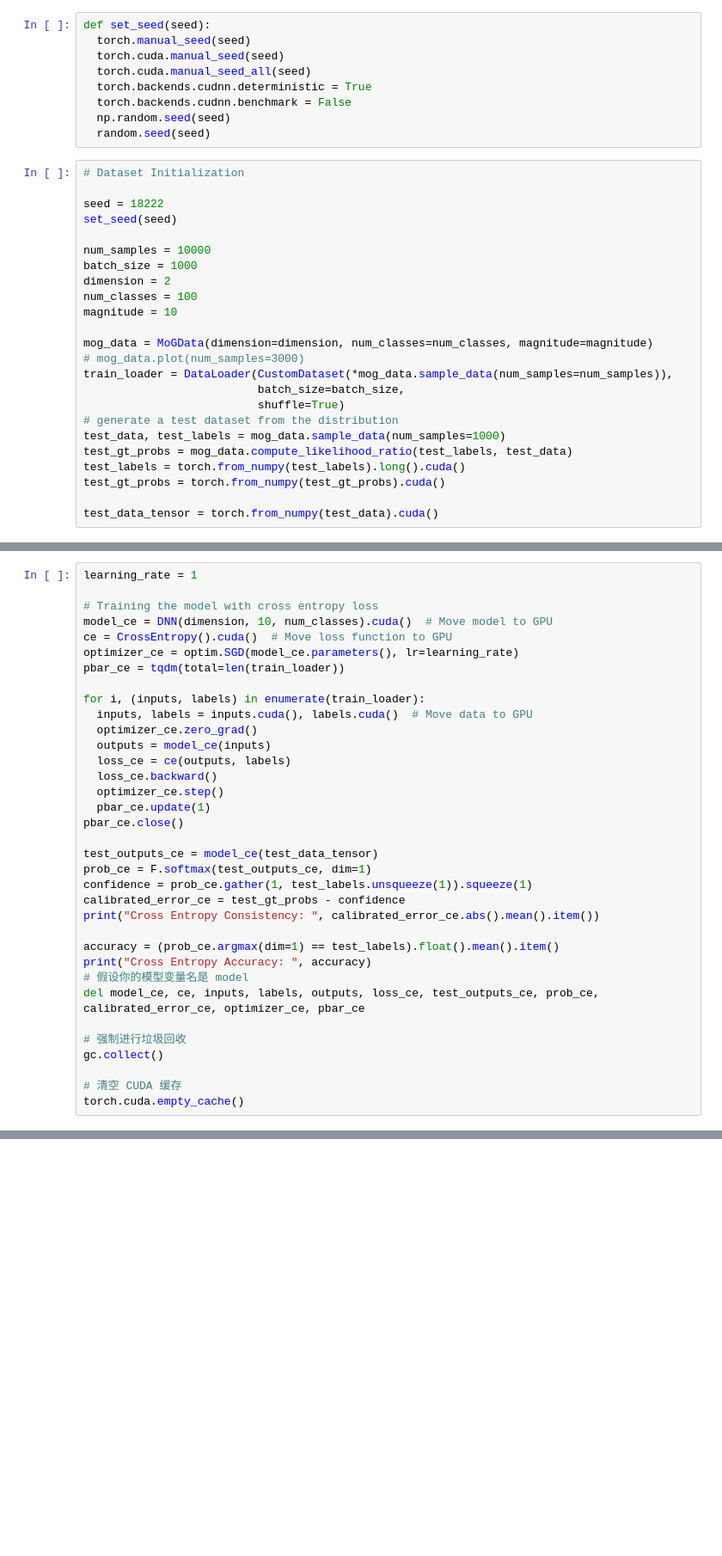
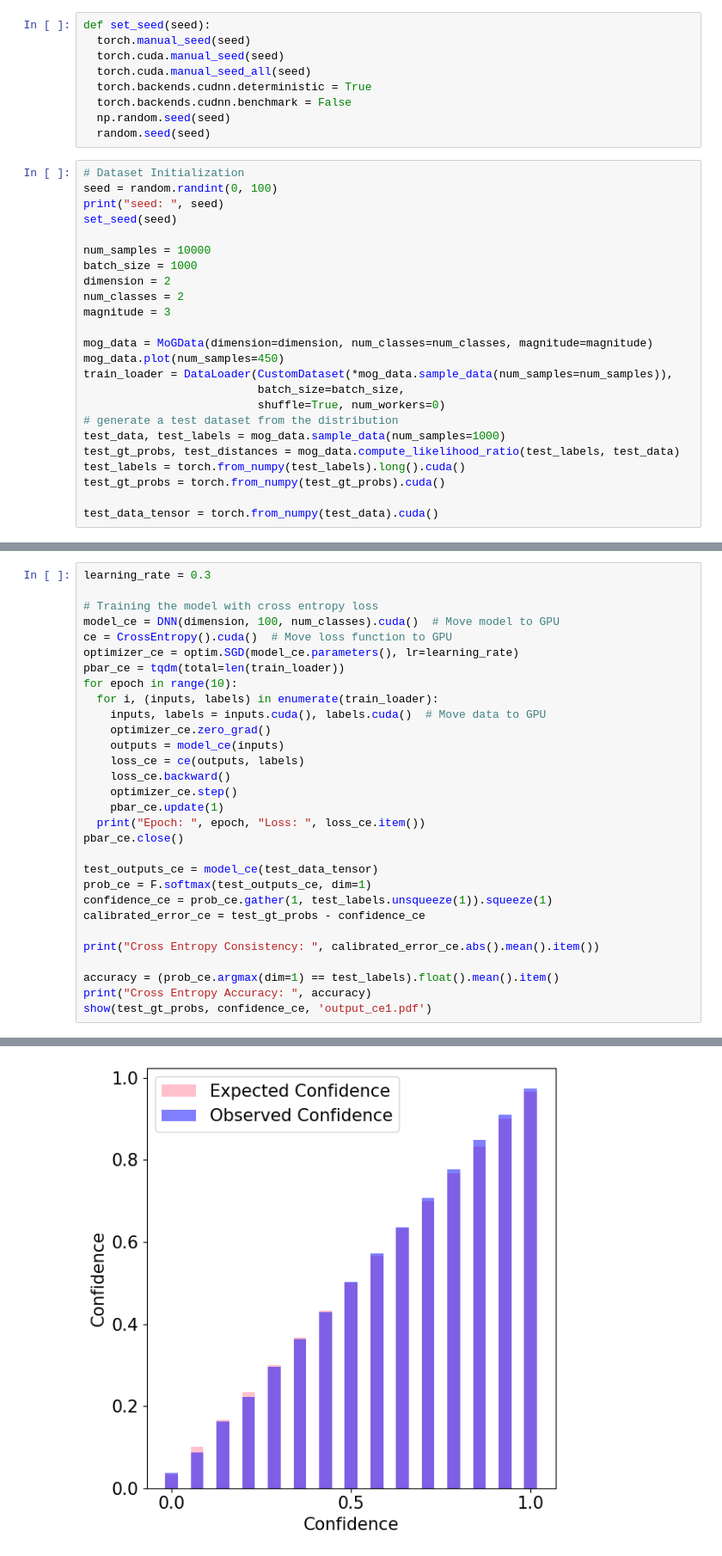
Before and after one commit to Jinxu-Lin/BSCE-GRA, a Jupyter notebook: test.ipynb, the cells around one changed output, grey strips where cells are left out. Shown at 86% size. Saved outputs shown, nothing was run; the diff lists cells and outputs as text; blank space fills up the shorter version.

Commit message:
train

```diff
--- a/test.ipynb
+++ b/test.ipynb
@@ -103,24 +110,24 @@ def set_seed(seed):
   random.seed(seed)
 # %%
 # Dataset Initialization
-
-seed = 18222
+seed = random.randint(0, 100)
+print("seed: ", seed)
 set_seed(seed)
 
 num_samples = 10000
 batch_size = 1000
 dimension = 2
-num_classes = 100
-magnitude = 10
+num_classes = 2
+magnitude = 3
 
 mog_data = MoGData(dimension=dimension, num_classes=num_classes, magnitude=magnitude)
-# mog_data.plot(num_samples=3000)
+mog_data.plot(num_samples=450)
 train_loader = DataLoader(CustomDataset(*mog_data.sample_data(num_samples=num_samples)),
                           batch_size=batch_size,
-                          shuffle=True)
+                          shuffle=True, num_workers=0)
 # generate a test dataset from the distribution
 test_data, test_labels = mog_data.sample_data(num_samples=1000)
-test_gt_probs = mog_data.compute_likelihood_ratio(test_labels, test_data)
+test_gt_probs, test_distances = mog_data.compute_likelihood_ratio(test_labels, test_data)
 test_labels = torch.from_numpy(test_labels).long().cuda()
 test_gt_probs = torch.from_numpy(test_gt_probs).cuda()
 
@@ -209,38 +237,33 @@ class CrossEntropyProb(nn.Module):
 
         return loss.mean()
 # %%
-learning_rate = 1
+learning_rate = 0.3
 
 # Training the model with cross entropy loss
-model_ce = DNN(dimension, 10, num_classes).cuda()  # Move model to GPU
+model_ce = DNN(dimension, 100, num_classes).cuda()  # Move model to GPU
 ce = CrossEntropy().cuda()  # Move loss function to GPU
 optimizer_ce = optim.SGD(model_ce.parameters(), lr=learning_rate)
 pbar_ce = tqdm(total=len(train_loader))
-
-for i, (inputs, labels) in enumerate(train_loader):
-  inputs, labels = inputs.cuda(), labels.cuda()  # Move data to GPU
-  optimizer_ce.zero_grad()
-  outputs = model_ce(inputs)
-  loss_ce = ce(outputs, labels)
-  loss_ce.backward()
-  optimizer_ce.step()
-  pbar_ce.update(1)
+for epoch in range(10):
+  for i, (inputs, labels) in enumerate(train_loader):
+    inputs, labels = inputs.cuda(), labels.cuda()  # Move data to GPU
+    optimizer_ce.zero_grad()
+    outputs = model_ce(inputs)
+    loss_ce = ce(outputs, labels)
+    loss_ce.backward()
+    optimizer_ce.step()
+    pbar_ce.update(1)
+  print("Epoch: ", epoch, "Loss: ", loss_ce.item())
 pbar_ce.close()
 
 test_outputs_ce = model_ce(test_data_tensor)
 prob_ce = F.softmax(test_outputs_ce, dim=1)
-confidence = prob_ce.gather(1, test_labels.unsqueeze(1)).squeeze(1)
-calibrated_error_ce = test_gt_probs - confidence
+confidence_ce = prob_ce.gather(1, test_labels.unsqueeze(1)).squeeze(1)
+calibrated_error_ce = test_gt_probs - confidence_ce
+
 print("Cross Entropy Consistency: ", calibrated_error_ce.abs().mean().item())
 
 accuracy = (prob_ce.argmax(dim=1) == test_labels).float().mean().item()
 print("Cross Entropy Accuracy: ", accuracy)
-# 假设你的模型变量名是 model
-del model_ce, ce, inputs, labels, outputs, loss_ce, test_outputs_ce, prob_ce, calibrated_error_ce, optimizer_ce, pbar_ce
-
-# 强制进行垃圾回收
-gc.collect()
-
-# 清空 CUDA 缓存
-torch.cuda.empty_cache()
+show(test_gt_probs, confidence_ce, 'output_ce1.pdf')
 # %% [output]
@@ -248,0 +282 @@ Cross Entropy Accuracy:  0.19664999842643738
+[figure, added]
```
Also changed, not shown: parts of 13 cells of this notebook, 6 other files.
